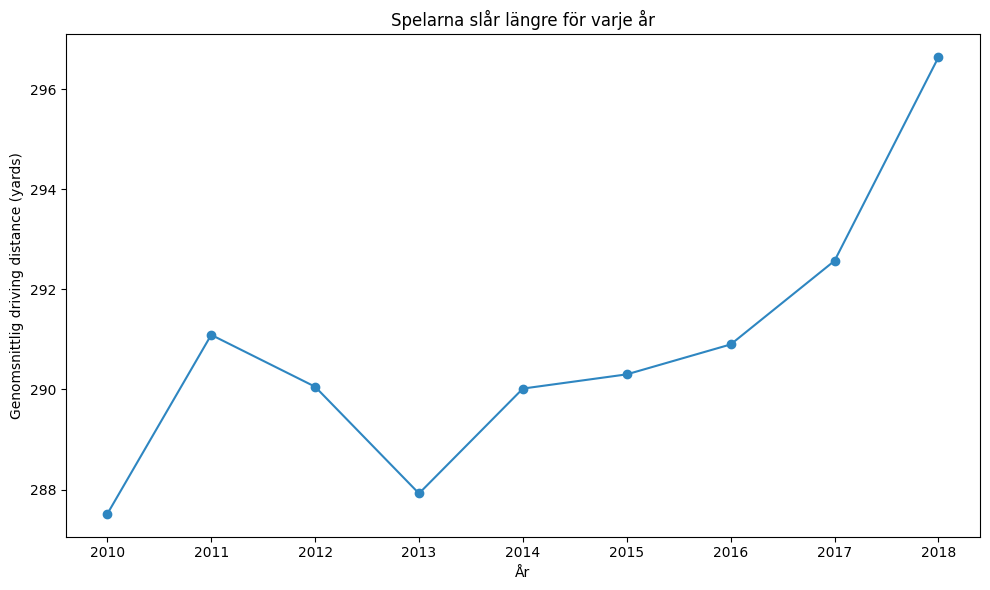
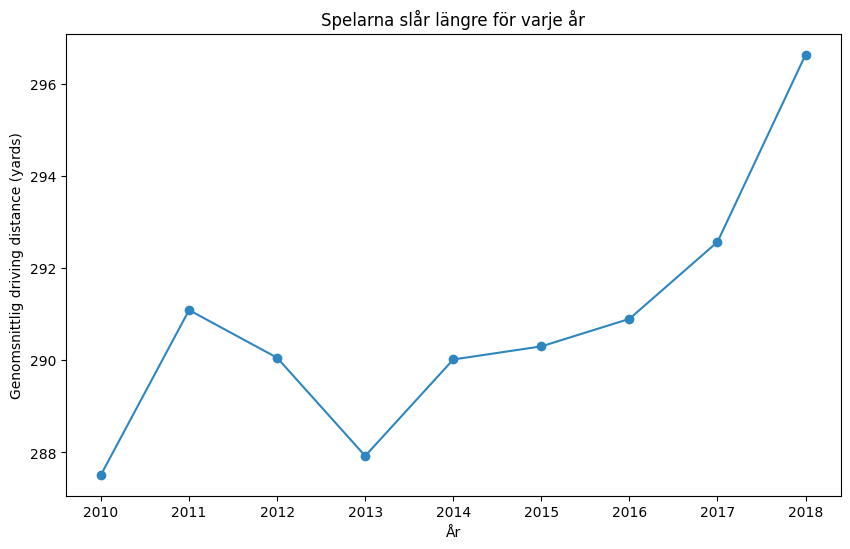
Code edit (unified diff) that turned the first committed figure into the second:
--- before
+++ after
@@ -10,4 +10,2 @@
 ax.set_xlabel("År")
 ax.set_ylabel("Genomsnittlig driving distance (yards)")
-plt.tight_layout()
-plt.show()

Commit: small